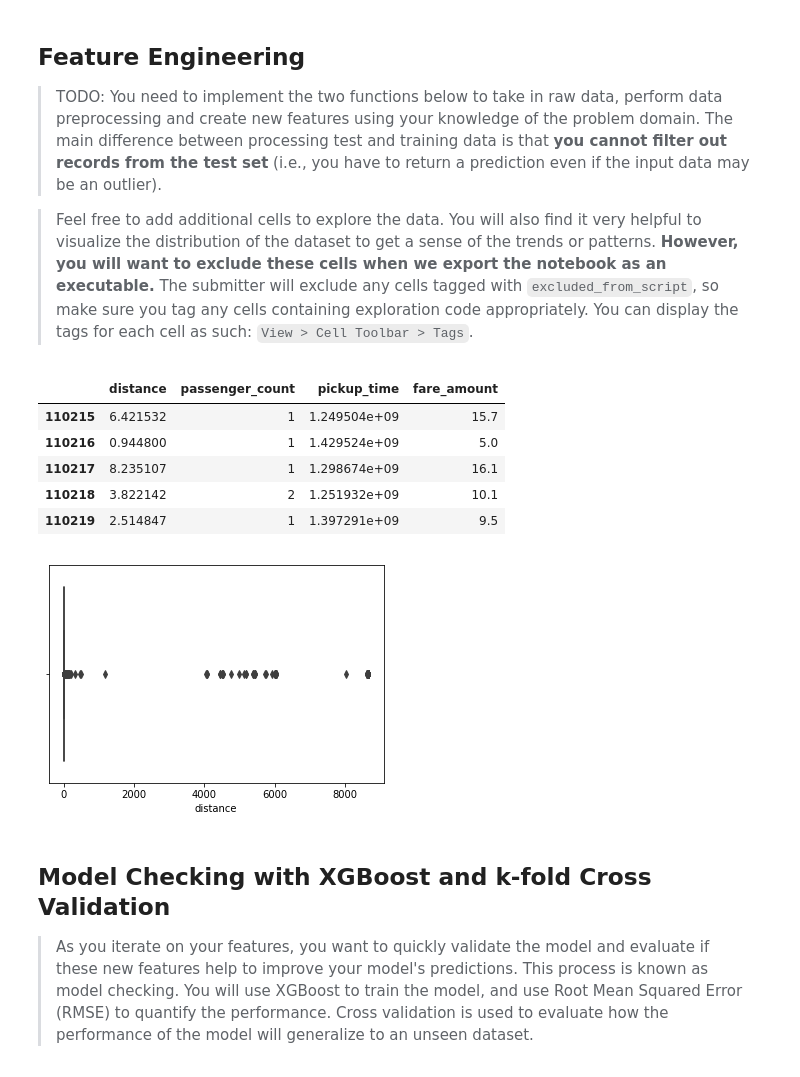
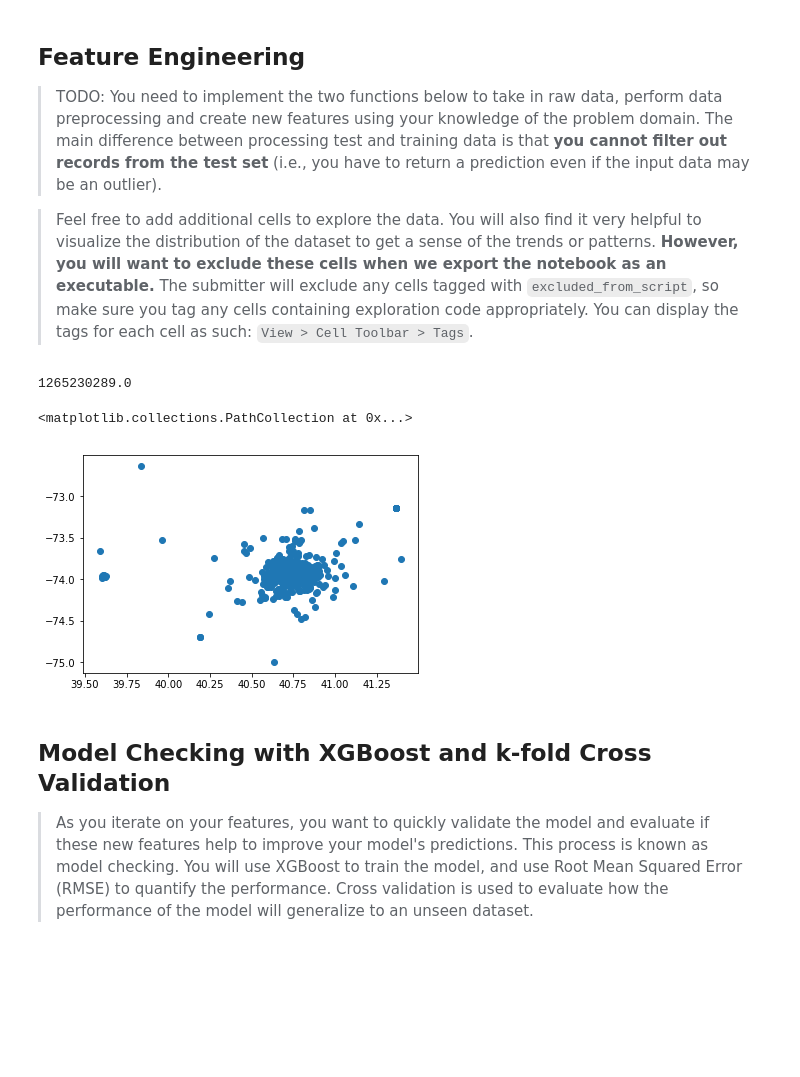
Before and after one commit to hw9603/15619-Project4.2, a Jupyter notebook: Task1.ipynb, the cells around one changed output. Drawn from its saved outputs; the diff is of its cells as text; code cells hidden in the pictures; blank space fills up the shorter version.

```diff
--- a/Task1.ipynb
+++ b/Task1.ipynb
@@ -88,31 +118,30 @@ def process_test_data(raw_df):
     return test_df
 # %%
 raw_train = pd.read_csv('data/cc_nyc_fare_train_small.csv', parse_dates=['pickup_datetime'])
-# %%
-from time import mktime
-from datetime import datetime
-raw_train['origin'] = raw_train[['pickup_latitude', 'pickup_longitude']].apply(tuple, axis=1)
-raw_train['destination'] = raw_train[['dropoff_latitude', 'dropoff_longitude']].apply(tuple, axis=1)
-raw_train['distance'] = raw_train.apply(lambda x: haversine_distance(x['origin'], x['destination']), axis=1)
-raw_train['pickup_time'] = raw_train['pickup_datetime'].apply(lambda x: mktime(datetime.strptime(str(x), "%Y-%m-%d %H:%M:%S").timetuple()))
-train_df = raw_train[['distance', 'passenger_count', 'pickup_time', 'fare_amount']]
-train_df = train_df.loc[train_df['fare_amount'] < 300]
-train_df.tail()
-# %% [output]
-|  | distance | passenger_count | pickup_time | fare_amount |
-| 110215 | 6.421532 | 1 | 1.249504e+09 | 15.7 |
-| 110216 | 0.944800 | 1 | 1.429524e+09 | 5.0 |
-| 110217 | 8.235107 | 1 | 1.298674e+09 | 16.1 |
-| 110218 | 3.822142 | 2 | 1.251932e+09 | 10.1 |
-| 110219 | 2.514847 | 1 | 1.397291e+09 | 9.5 |
 # %%
 import seaborn as sns
-sns.boxplot(x=raw_train['distance'])
+# print(raw_train['distance'])
+# short_distance = raw_train.loc[raw_train['distance'] < 30]
+# sns.boxplot(x=short_distance['distance'])
 threshold=1000
+# raw_train['pickup_time'] = raw_train['pickup_datetime'].apply(lambda x: mktime(datetime.strptime(str(x), "%Y-%m-%d %H:%M:%S").timetuple()))
+# print(raw_train['pickup_time'][0])
 # raw_train_clean = raw_train.loc[raw_train['fare_amount'] < 300]
 # sns.boxplot(x=raw_train_clean['fare_amount'])
 # %% [output]
-[figure, removed]
+1265230289.0
+# %%
+%matplotlib inline
+import matplotlib as mpl
+import matplotlib.pyplot as plt
+# from mpl_toolkits.basemap import Basemap
+# print(raw_train[['pickup_latitude', 'pickup_longitude']])
+raw_train = raw_train.loc[(raw_train['pickup_latitude'] < 45) & (raw_train['pickup_latitude'] > 35)
+                         & (raw_train['pickup_longitude'] < -70) & (raw_train['pickup_longitude'] > -75)]
+plt.scatter(raw_train['pickup_latitude'], raw_train['pickup_longitude'])
+# %% [output]
+<matplotlib.collections.PathCollection at 0x...>
+[figure, added]
 # %% [markdown]
 ## Model Checking with XGBoost and k-fold Cross Validation
 > As you iterate on your features, you want to quickly validate the model and evaluate if these new features help to improve your model's predictions. This process is known as model checking. You will use XGBoost to train the model, and use Root Mean Squared Error (RMSE) to quantify the performance. Cross validation is used to evaluate how the performance of the model will generalize to an unseen dataset.
```
Also changed, not shown: parts of 6 cells of this notebook, 1 other file.
